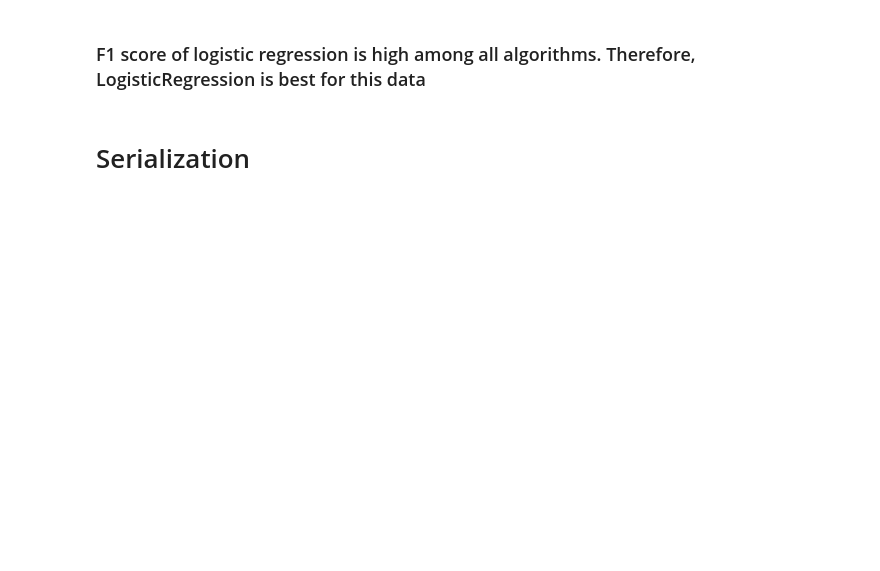
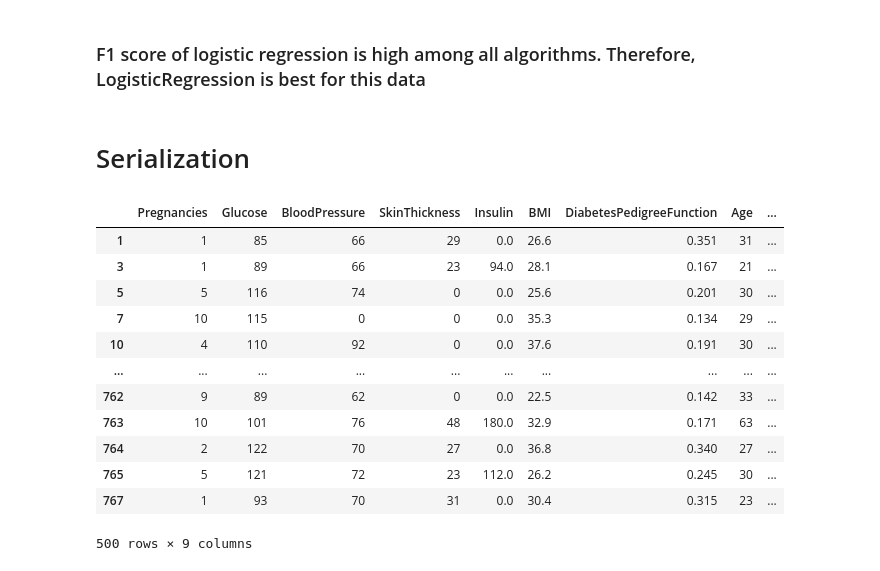
Before and after one commit to Naresh-Dhimal/Diabetes-Classification, a Jupyter notebook: notebooks/Modeling.ipynb, the cells around one changed output. Cells and saved outputs as stored; diff of their text form; code cells hidden in the pictures; blank space fills up the shorter version.

```diff
--- a/notebooks/Modeling.ipynb
+++ b/notebooks/Modeling.ipynb
@@ -27,7 +27,7 @@ import pickle
 ### Dataset loading
 # %%
 # dataset path
-dataset_path = "./notebooks/cleaned_dataset.csv"
+dataset_path = "../notebooks/cleaned_dataset.csv"
 
 # importing dataset and converting data into pandas dataframe
 df = pd.read_csv(dataset_path)
@@ -191,3 +280,19 @@ f1_score_datafram
 # %%
 with open("final_model.pickle","bw") as file:
     pickle.dump(lr_model, file) # serializing logistic regression model
+# %%
+df.loc[df["Outcome"]== 0]
+# %% [output]
+|  | Pregnancies | Glucose | BloodPressure | SkinThickness | Insulin | BMI | DiabetesPedigreeFunction | Age | ... |
+| 1 | 1 | 85 | 66 | 29 | 0.0 | 26.6 | 0.351 | 31 | ... |
+| 3 | 1 | 89 | 66 | 23 | 94.0 | 28.1 | 0.167 | 21 | ... |
+| 5 | 5 | 116 | 74 | 0 | 0.0 | 25.6 | 0.201 | 30 | ... |
+| 7 | 10 | 115 | 0 | 0 | 0.0 | 35.3 | 0.134 | 29 | ... |
+| 10 | 4 | 110 | 92 | 0 | 0.0 | 37.6 | 0.191 | 30 | ... |
+| ... | ... | ... | ... | ... | ... | ... | ... | ... | ... |
+| 762 | 9 | 89 | 62 | 0 | 0.0 | 22.5 | 0.142 | 33 | ... |
+| 763 | 10 | 101 | 76 | 48 | 180.0 | 32.9 | 0.171 | 63 | ... |
+| 764 | 2 | 122 | 70 | 27 | 0.0 | 36.8 | 0.340 | 27 | ... |
+| 765 | 5 | 121 | 72 | 23 | 112.0 | 26.2 | 0.245 | 30 | ... |
+| 767 | 1 | 93 | 70 | 31 | 0.0 | 30.4 | 0.315 | 23 | ... |
+500 rows × 9 columns
```
Also changed, not shown: parts of 18 cells of this notebook, 2 other files.
